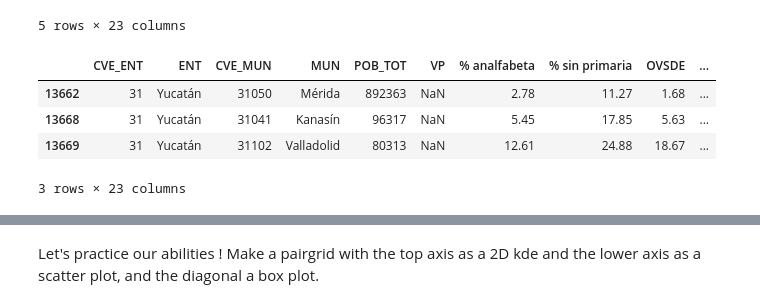
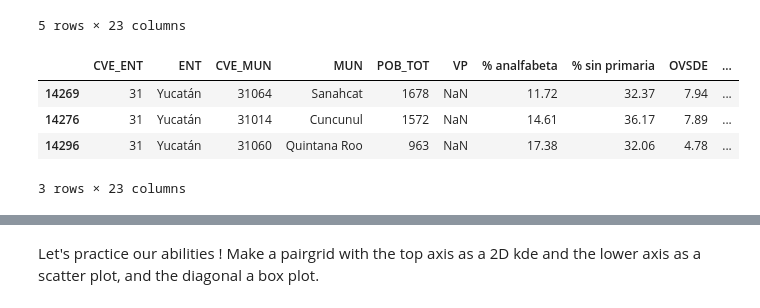
Before and after one commit to eflobau/TCD_19, a Jupyter notebook: notebooks/t4-TCD-exploratory-data-analisis-2.ipynb, the cells around one changed output, grey strips where cells are left out. Drawn from its saved outputs; the diff is of its cells as text; code cells hidden in the pictures.

```diff
--- a/notebooks/t4-TCD-exploratory-data-analisis-2.ipynb
+++ b/notebooks/t4-TCD-exploratory-data-analisis-2.ipynb
@@ -49,17 +49,18 @@ df_yuc = df_yuc.rename(columns = {'SPRIM': '% sin primaria',
                        'OVPT': '% con piso de tierra',
                        'GM': 'Grado de marginación',
                        'PO2SM': '% con ingresos de menos de 2 salarios mín.',
-                       'OVSAE': '% sin agua entubada'})
+                       'OVSAE': '% sin agua entubada',
+                        'IM': 'índice de marginación'})
 # %%
 cols = df_yuc.columns[4:17]
 df_yuc[cols] = df_yuc[cols].apply(pd.to_numeric, errors='coerce')
 # %%
 df_yuc = df_yuc[df_yuc['AÑO']== 2015]
 # %%
-df_yuc.head(3)
+df_yuc.tail(3)
 # %% [output]
 |  | CVE_ENT | ENT | CVE_MUN | MUN | POB_TOT | VP | % analfabeta | % sin primaria | OVSDE | ... |
-| 13662 | 31 | Yucatán | 31050 | Mérida | 892363 | NaN | 2.78 | 11.27 | 1.68 | ... |
-| 13668 | 31 | Yucatán | 31041 | Kanasín | 96317 | NaN | 5.45 | 17.85 | 5.63 | ... |
-| 13669 | 31 | Yucatán | 31102 | Valladolid | 80313 | NaN | 12.61 | 24.88 | 18.67 | ... |
+| 14269 | 31 | Yucatán | 31064 | Sanahcat | 1678 | NaN | 11.72 | 32.37 | 7.94 | ... |
+| 14276 | 31 | Yucatán | 31014 | Cuncunul | 1572 | NaN | 14.61 | 36.17 | 7.89 | ... |
+| 14296 | 31 | Yucatán | 31060 | Quintana Roo | 963 | NaN | 17.38 | 32.06 | 4.78 | ... |
 3 rows × 23 columns
```
Also changed, not shown: parts of 20 cells of this notebook.
